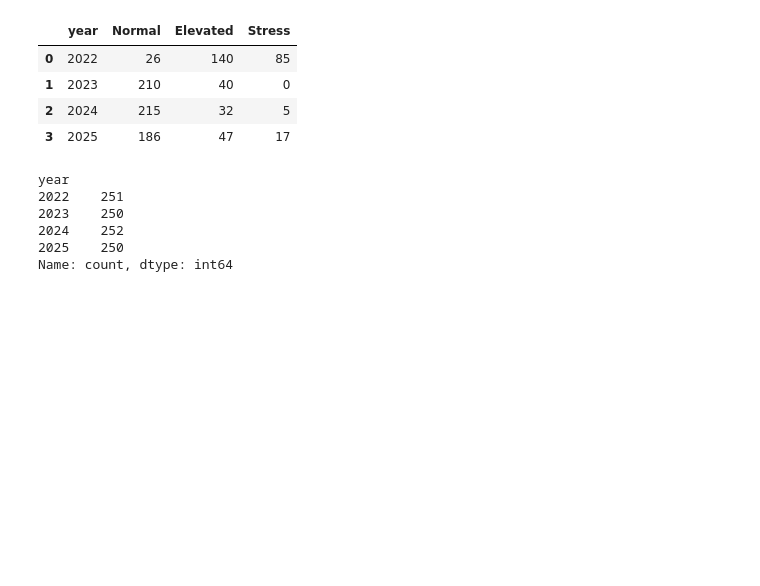
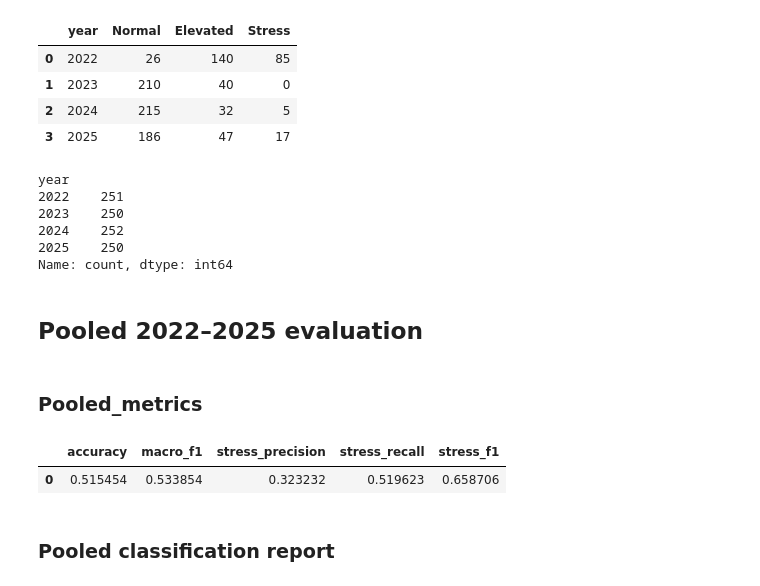
Before and after one commit to Lucie0124/Financial-Volatility-Forecasting, a Jupyter notebook: notebooks/05_regime_clssification.ipynb, the cells around one changed output. Drawn from its saved outputs; the diff is of its cells as text; code cells hidden in the pictures; blank space fills up the shorter version.

```diff
--- a/notebooks/05_regime_clssification.ipynb
+++ b/notebooks/05_regime_clssification.ipynb
@@ -656,3 +637,5 @@ year
 2024    252
 2025    250
 Name: count, dtype: int64
+# %% [markdown]
+## Pooled 2022–2025 evaluation
@@ -658,0 +644,25 @@ Name: count, dtype: int64
+# %% [markdown]
+### Pooled_metrics
+# %%
+# Calculate pooled metrics
+
+pooled_accuracy = accuracy_score(logistic_predictions["actual_regime"], logistic_predictions["predicted_regime"])
+pooled_macro_f1 = f1_score(logistic_predictions["actual_regime"], logistic_predictions["predicted_regime"], labels=CLASS_LABELS, average="macro", zero_division=0)
+pooled_stress_precision = precision_score(logistic_predictions["actual_regime"], logistic_predictions["predicted_regime"], labels=["Stress"], average=None, zero_division=0)[0]
+pooled_stress_f1 = f1_score(logistic_predictions["actual_regime"], logistic_predictions["predicted_regime"], average=None, labels=CLASS_LABELS, zero_division=0)[0]
+pooled_stress_recall = recall_score(logistic_predictions["actual_regime"], logistic_predictions["predicted_regime"], labels=CLASS_LABELS, average=None, zero_division=0)[0]
+# %%
+pd.DataFrame(
+    {
+        "accuracy": [pooled_accuracy],
+        "macro_f1": [macro_f1],
+        "stress_precision": [pooled_stress_precision],
+        "stress_recall": [pooled_stress_recall],
+        "stress_f1": [pooled_stress_f1],
+    }
+)
+# %% [output]
+|  | accuracy | macro_f1 | stress_precision | stress_recall | stress_f1 |
+| 0 | 0.515454 | 0.533854 | 0.323232 | 0.519623 | 0.658706 |
+# %% [markdown]
+### Pooled classification report
```
Also changed, not shown: parts of 7 cells of this notebook.
